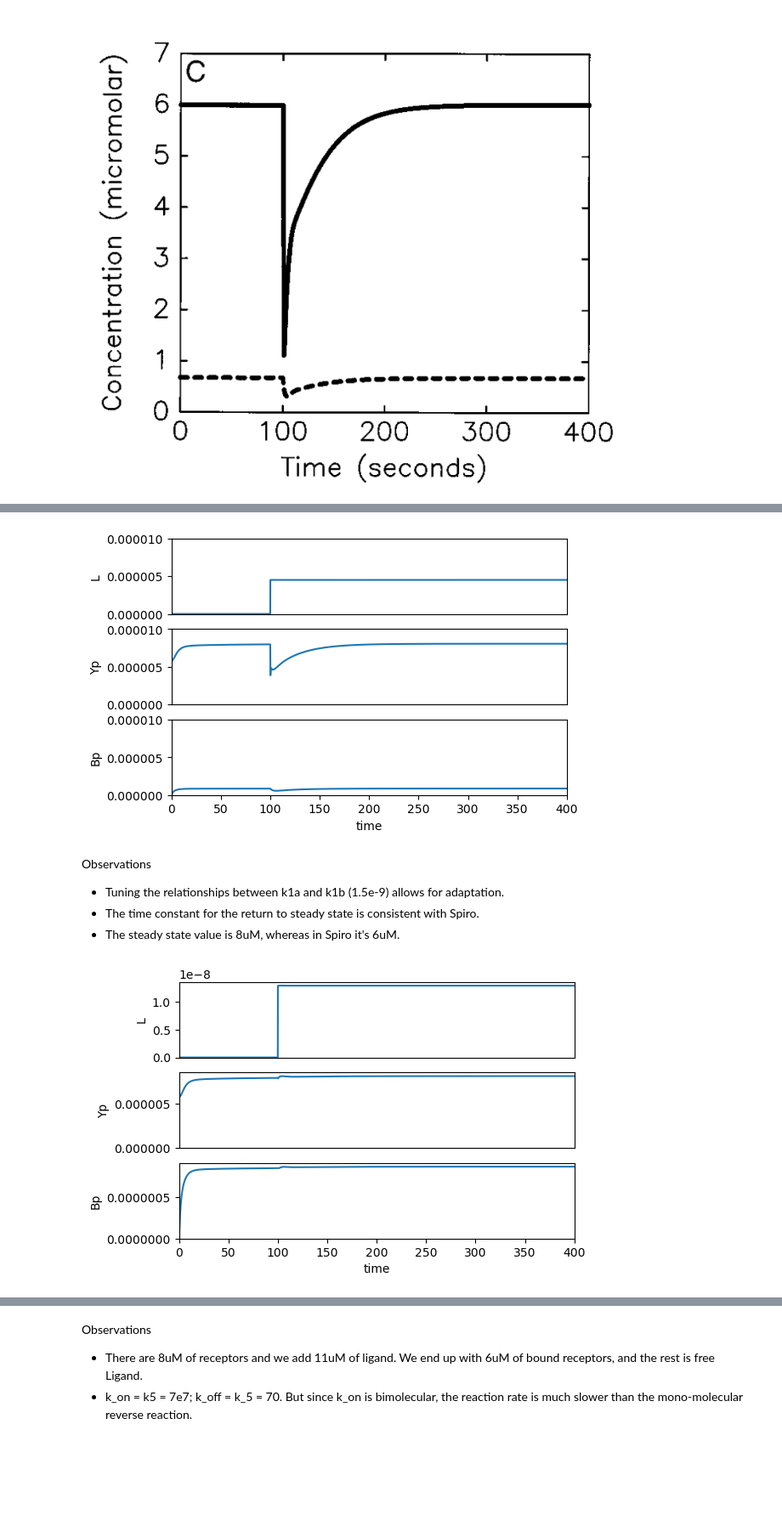
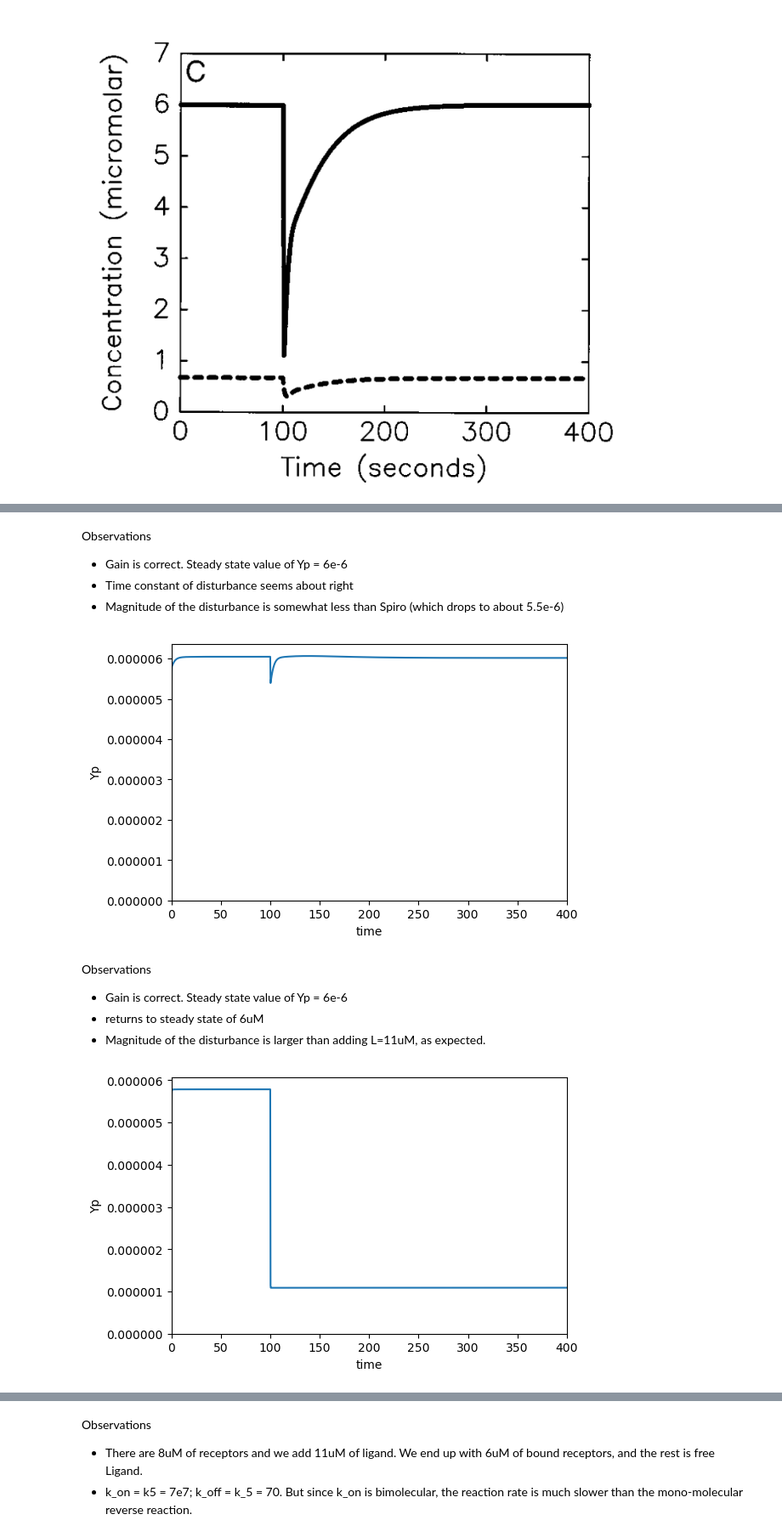
Before and after one commit to ScienceStacks/BioCellControl, a Jupyter notebook: Analysis/chemotaxis.ipynb, the cells around one changed output, grey strips where cells are left out. Shown: that part at 85% size. Saved outputs shown, nothing was run; the diff lists cells and outputs as text; code cells hidden in the pictures; blank space fills up the shorter version.

```diff
--- a/Analysis/chemotaxis.ipynb
+++ b/Analysis/chemotaxis.ipynb
@@ -79,7 +79,7 @@ def sim(elements=None,end=400, concentrations={}):
     """
     if elements is None:
       elements = []
-    global plotter, result, model
+    global plotter, result, model, rr
     model = ChemotaxisModel()
     for element in elements:
       model.appendToModel(element)
@@ -146,17 +159,22 @@ plotter.lines(["Yp", "Bp"], yrange=[0,10e-6])
+# %% [markdown]
+Observations
+ - Gain is correct. Steady state value of Yp = 6e-6
+ - Time constant of disturbance seems about right
+ - Magnitude of the disturbance is somewhat less than Spiro (which drops to about 5.5e-6)
 # %%
 # Adjusting R gives a good response to a step
-sim(elements=["at (time > 100): L = 11e-6"])
-plotter.lines(["L", "Yp", "Bp"], yrange=[0,1e-5])
+sim(elements=["at (time > 100): L = 1.1e-6"])
+plotter.lines(["Yp"])
 # %% [output]
-[figure, old version]
+[figure, new version]
-# %% [markdown]
-Observations
-- Tuning the relationships between k1a and k1b (1.5e-9) allows for adaptation.
-- The time constant for the return to steady state is consistent with Spiro.
-- The steady state value is 8uM, whereas in Spiro it's 6uM.
+# %% [markdown]
+Observations
+- Gain is correct. Steady state value of Yp = 6e-6
+- returns to steady state of 6uM
+- Magnitude of the disturbance is larger than adding L=11uM, as expected.
 # %%
-# Over adjusting R gives a substantial gain
-sim(elements=["at (time > 100): L = 0.11e-6"])
-plotter.lines(["L", "Yp", "Bp"])
+#
+sim(elements=["at (time > 100): L = 11e-6"])
+plotter.lines(["Yp"])
 # %% [output]
-[figure, old version]
+[figure, new version]
```
Also changed, not shown: parts of 23 cells of this notebook, 6 other files.
